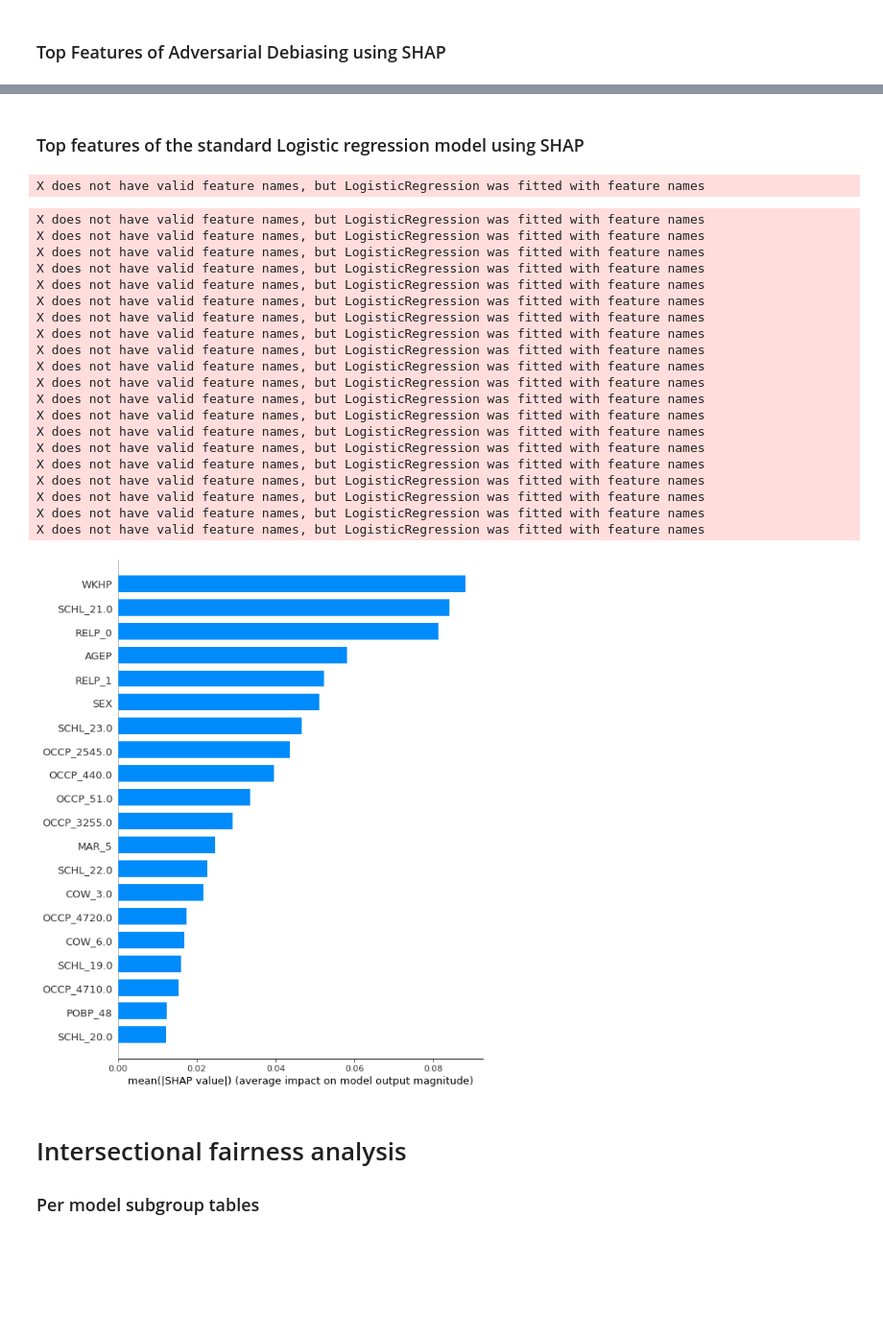
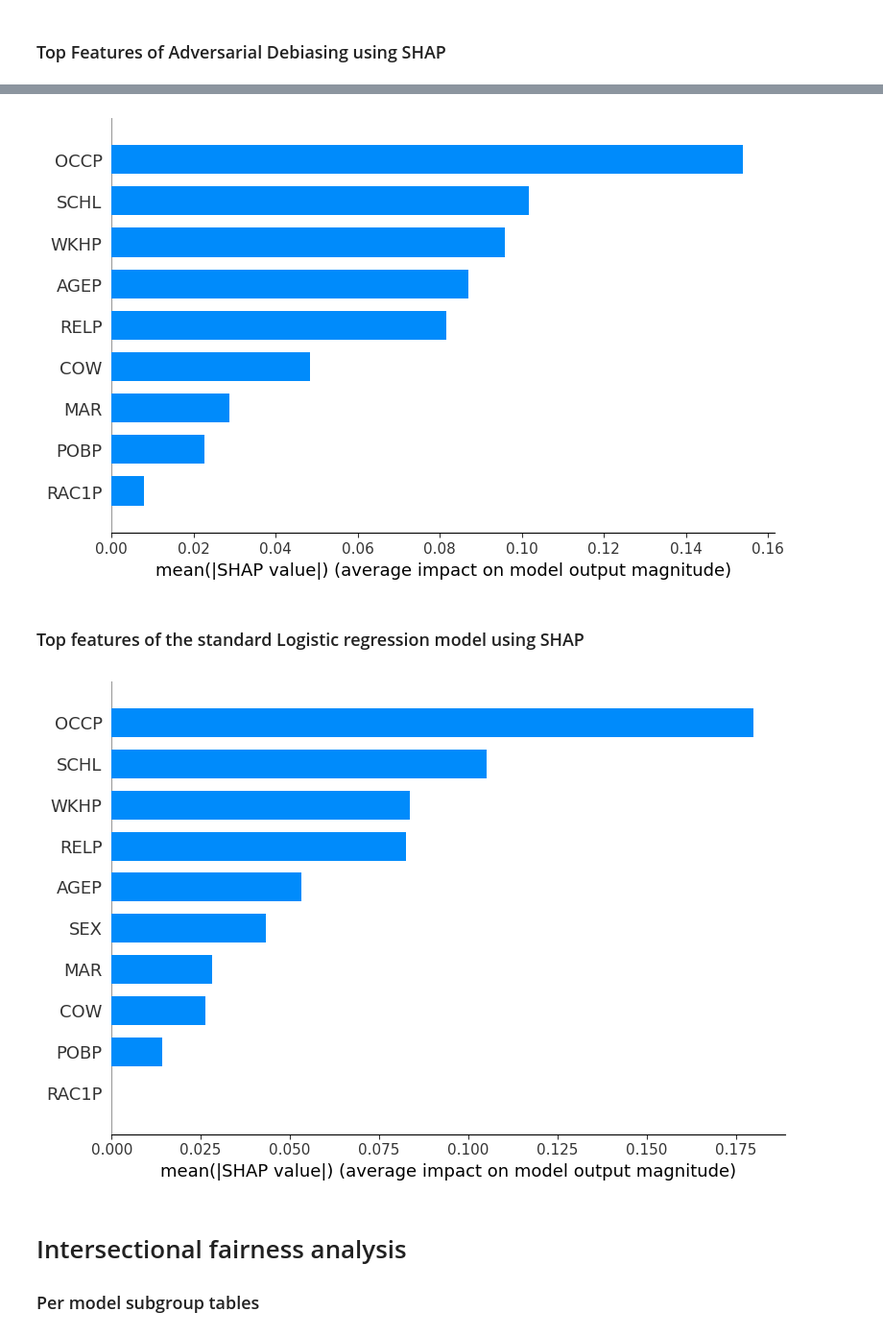
Before and after one commit to Kangerooh/HCML, a Jupyter notebook: HCML_Project.ipynb, the cells around one changed output, grey strips where cells are left out. Shown at 96% size. Saved outputs shown, nothing was run; the diff lists cells and outputs as text; code cells hidden in the pictures; blank space fills up the shorter version.

```diff
--- a/HCML_Project.ipynb
+++ b/HCML_Project.ipynb
@@ -613,14 +689,2 @@ evaluate_performance(y_test, y_pred4, sex_test, race_test)
 # %% [markdown]
 ### Top Features of Adversarial Debiasing using SHAP
-# %%
-import shap
-
-def predict_adversarial(X_array):
-    return mitigator.predict(X_array)
-
-background_data = shap.sample(X_train_df.drop(columns=['SEX']), 100)
-explainer = shap.KernelExplainer(predict_adversarial, background_data)
-
-shap_values = explainer.shap_values(X_test_df.drop(columns=['SEX'])[:10])
-
-shap.summary_plot(shap_values, X_test_df.drop(columns=['SEX'])[:10], plot_type="bar")
@@ -629,38 +691,45 @@ shap.summary_plot(shap_values, X_test_df.drop(columns=['SEX'])[:10], plot_type="
+# %%
+import shap
+
+def group_shap_by_attribute(shap_values, columns):
+    """Sum one-hot SHAP columns back to their original attribute """
+    bases = ['AGEP','WKHP','COW','SCHL','MAR','OCCP','POBP','RELP','SEX','RAC1P']
+    def base(c):
+        return next((b for b in bases if c == b or c.startswith(b + '_')), c)
+    sv = pd.DataFrame(shap_values, columns=list(columns)).T
+    sv['attr'] = [base(c) for c in columns]
+    agg = sv.groupby('attr').sum().T
+    return agg.values, list(agg.columns)
+
+def predict_adversarial(X_array):
+    return mitigator.predict(X_array)
+
+background_data = shap.sample(X_train_df.drop(columns=['SEX']), 100)
+explainer = shap.KernelExplainer(predict_adversarial, background_data)
+
+X_shap = X_test_df.drop(columns=['SEX'])[:10]
+shap_values = explainer.shap_values(X_shap)
+
+sv_agg, names = group_shap_by_attribute(shap_values, X_shap.columns)   # remap dummies -> attributes
+shap.summary_plot(sv_agg, feature_names=names, plot_type="bar")
+# %% [output]
+[figure, added]
 # %% [markdown]
 ### Top features of the standard Logistic regression model using SHAP
 # %%
 def predict_logreg1(X_array):
     return logreg1.predict(X_array)
 
 background_data2 = shap.sample(X_train_df, 100)
 explainer2 = shap.KernelExplainer(predict_logreg1, background_data2)
 
-shap_values2 = explainer2.shap_values(X_test_df[:10])
+X_shap2 = X_test_df[:10]
+shap_values2 = explainer2.shap_values(X_shap2)
 
-shap.summary_plot(shap_values2, X_test_df[:10], plot_type="bar")
+sv_agg2, names2 = group_shap_by_attribute(shap_values2, X_shap2.columns)
+shap.summary_plot(sv_agg2, feature_names=names2, plot_type="bar")
 # %% [output]
-X does not have valid feature names, but LogisticRegression was fitted with feature names
-X does not have valid feature names, but LogisticRegression was fitted with feature names
-X does not have valid feature names, but LogisticRegression was fitted with feature names
-X does not have valid feature names, but LogisticRegression was fitted with feature names
-X does not have valid feature names, but LogisticRegression was fitted with feature names
-X does not have valid feature names, but LogisticRegression was fitted with feature names
-X does not have valid feature names, but LogisticRegression was fitted with feature names
-X does not have valid feature names, but LogisticRegression was fitted with feature names
-X does not have valid feature names, but LogisticRegression was fitted with feature names
-X does not have valid feature names, but LogisticRegression was fitted with feature names
-X does not have valid feature names, but LogisticRegression was fitted with feature names
-X does not have valid feature names, but LogisticRegression was fitted with feature names
-X does not have valid feature names, but LogisticRegression was fitted with feature names
-X does not have valid feature names, but LogisticRegression was fitted with feature names
-X does not have valid feature names, but LogisticRegression was fitted with feature names
-X does not have valid feature names, but LogisticRegression was fitted with feature names
-X does not have valid feature names, but LogisticRegression was fitted with feature names
-X does not have valid feature names, but LogisticRegression was fitted with feature names
-X does not have valid feature names, but LogisticRegression was fitted with feature names
-X does not have valid feature names, but LogisticRegression was fitted with feature names
-X does not have valid feature names, but LogisticRegression was fitted with feature names
-[figure, old version]
+[figure, new version]
 # %% [markdown]
 # Intersectional fairness analysis
 ### Per model subgroup tables
```
Also changed, not shown: parts of 14 cells of this notebook, 1 other file.
